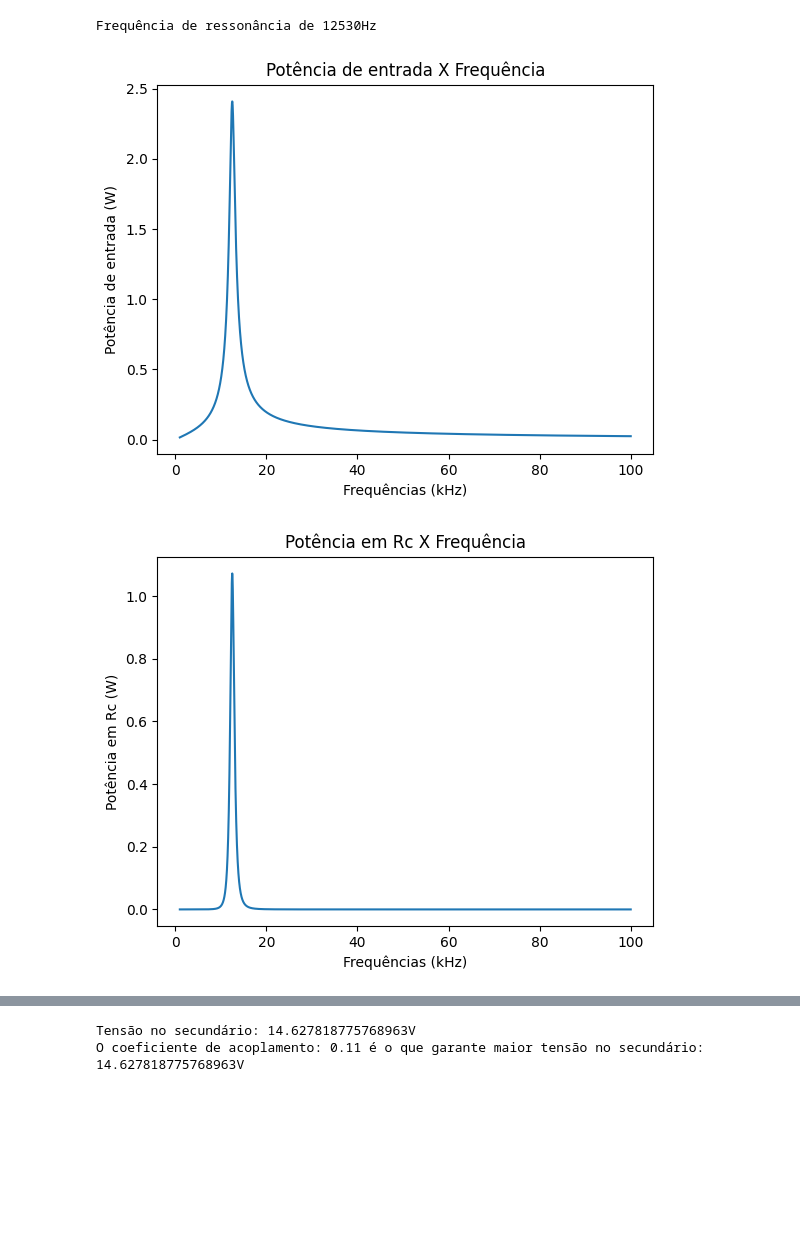
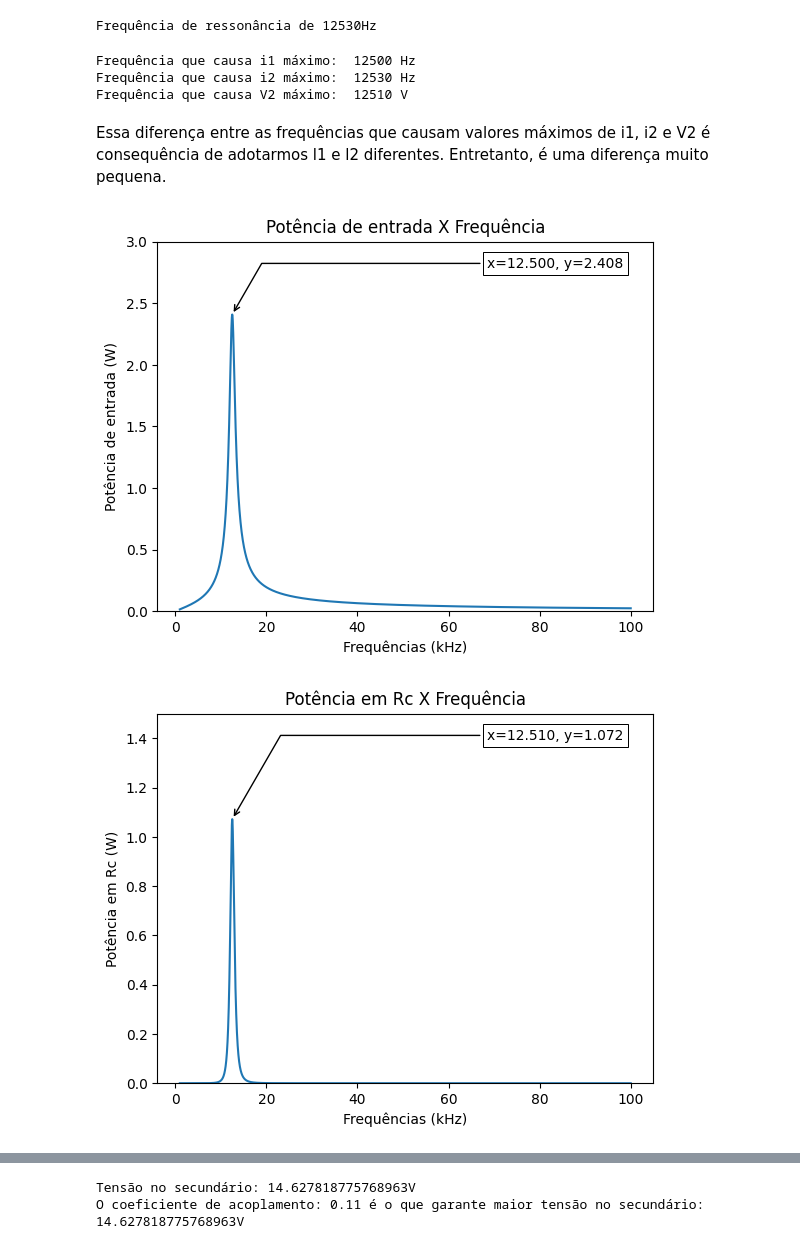
Before and after one commit to pedrocivita/roger4, a Jupyter notebook: grupo2_wpt.ipynb, the cells around one changed output, grey strips where cells are left out. Saved outputs shown, nothing was run; the diff lists cells and outputs as text; code cells hidden in the pictures; blank space fills up the shorter version.

```diff
--- a/grupo2_wpt.ipynb
+++ b/grupo2_wpt.ipynb
@@ -65,6 +65,18 @@ def capacitorPelaFreqRes(freq, indutancia): #Calcula a capacitância do capacito
 
 def indutorPelaFreqRes(freq, capacitancia): #Calcula a indutância do indutor dado a frequência de ressonância e a capacitância
     return 1/(4*pi**2*freq**2*capacitancia)
+
+def annot_max(x,y, ax=None): # Função para anotar o ponto máximo do gráfico
+    ymax = max(y)
+    xmax = x[y.index(ymax)]
+    text= "x={:.3f}, y={:.3f}".format(xmax, ymax)
+    if not ax:
+        ax=plt.gca()
+    bbox_props = dict(boxstyle="square,pad=0.3", fc="w", ec="k", lw=0.72)
+    arrowprops=dict(arrowstyle="->",connectionstyle="angle,angleA=0,angleB=60")
+    kw = dict(xycoords='data',textcoords="axes fraction",
+              arrowprops=arrowprops, bbox=bbox_props, ha="right", va="top")
+    ax.annotate(text, xy=(xmax, ymax), xytext=(0.94,0.96), **kw)
 # %% [markdown]
 2)
 # %% [markdown]
@@ -358,29 +375,49 @@ freq_res = frequencies[values['i2'].index(max(values['i2']))]
 print(f"Frequência de ressonância de {freq_res}Hz")
 # %% [output]
 Frequência de ressonância de 12530Hz
+# %%
+# Descobrindo o valor de frequência que causa i2, i2, v2 máximos
+f1 = frequencies[values['i1'].index(max(values['i1']))]
+f2 = frequencies[values['i2'].index(max(values['i2']))]
+f3 = frequencies[values['v2'].index(max(values['v2']))]
+
+print("Frequência que causa i1 máximo: ", f1, "Hz")
+print("Frequência que causa i2 máximo: ", f2, "Hz")
+print("Frequência que causa V2 máximo: ", f3, "V")
+# %% [output]
+Frequência que causa i1 máximo:  12500 Hz
+Frequência que causa i2 máximo:  12530 Hz
+Frequência que causa V2 máximo:  12510 V
+# %% [markdown]
+Essa diferença entre as frequências que causam valores máximos de i1, i2 e V2 é consequência de adotarmos l1 e l2 diferentes. Entretanto, é uma diferença muito pequena.
 # %%
 pe  = v1*np.array(values['i1']).conjugate()/2 # potência de entrada
-
 ic = np.array(values['v2']) / rc # corrente no resistor de carga
 ps = np.array(values['v2'])*ic.conjugate()/2 # potência de carga
 
 plt.plot(frequencies/1e3, pe.real)
+annot_max(frequencies/1e3, pe.real.tolist())
 plt.title('Potência de entrada X Frequência')
 plt.xlabel('Frequências (kHz)')
 plt.ylabel('Potência de entrada (W)')
+plt.ylim(0,3)
 plt.show()
 
 plt.plot(frequencies/1e3, ps.real)
+annot_max(frequencies/1e3, ps.real.tolist())
 plt.title('Potência em Rc X Frequência')
 plt.xlabel('Frequências (kHz)')
 plt.ylabel('Potência em Rc (W)')
+plt.ylim(0,1.5)
 plt.show()
 
 plt.plot(frequencies/1e3, ps.real/pe.real)
+annot_max(frequencies/1e3, (ps.real/pe.real).tolist())
 plt.title('Eficiência X Frequência')
 plt.xlabel('Frequências (kHz)')
 plt.ylabel('Eficiência')
+plt.ylim(0,0.5)
 plt.show()
 # %% [output]
-[figure, old version]
+[figure, new version]
-[figure, old version]
+[figure, new version]
```
Also changed, not shown: parts of 6 cells of this notebook.
